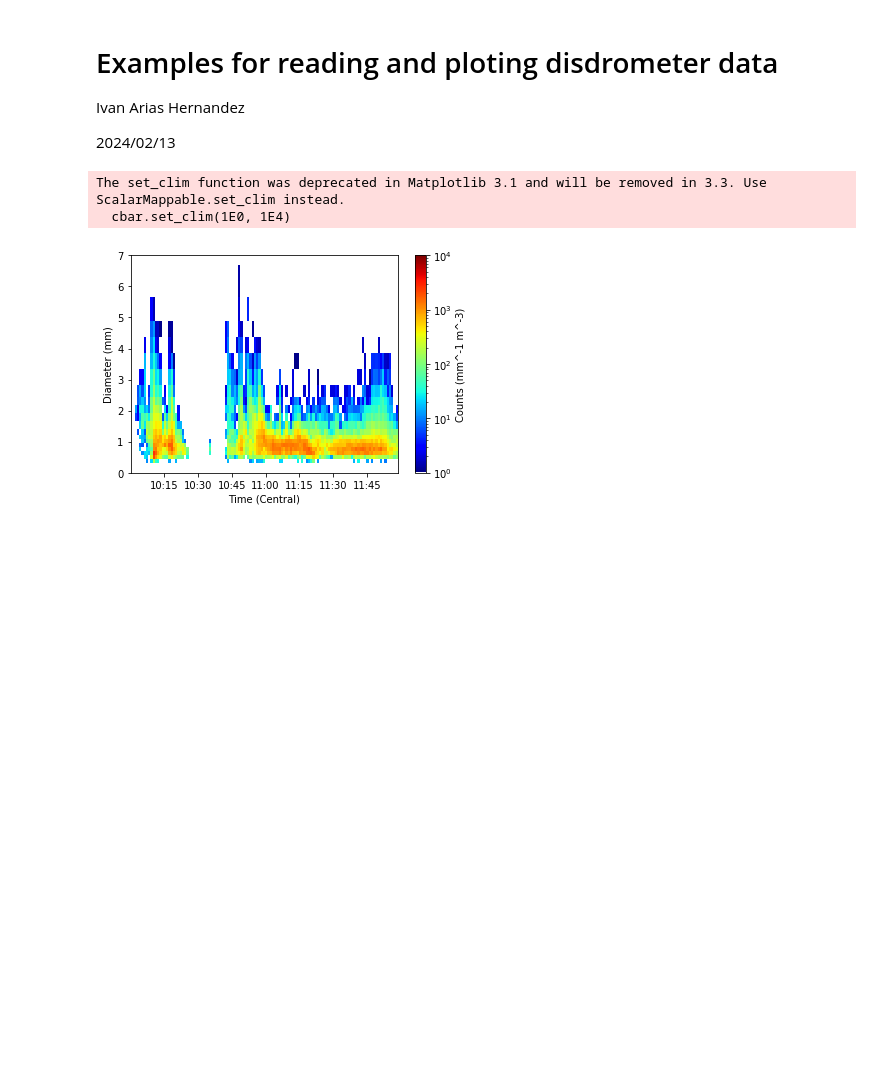
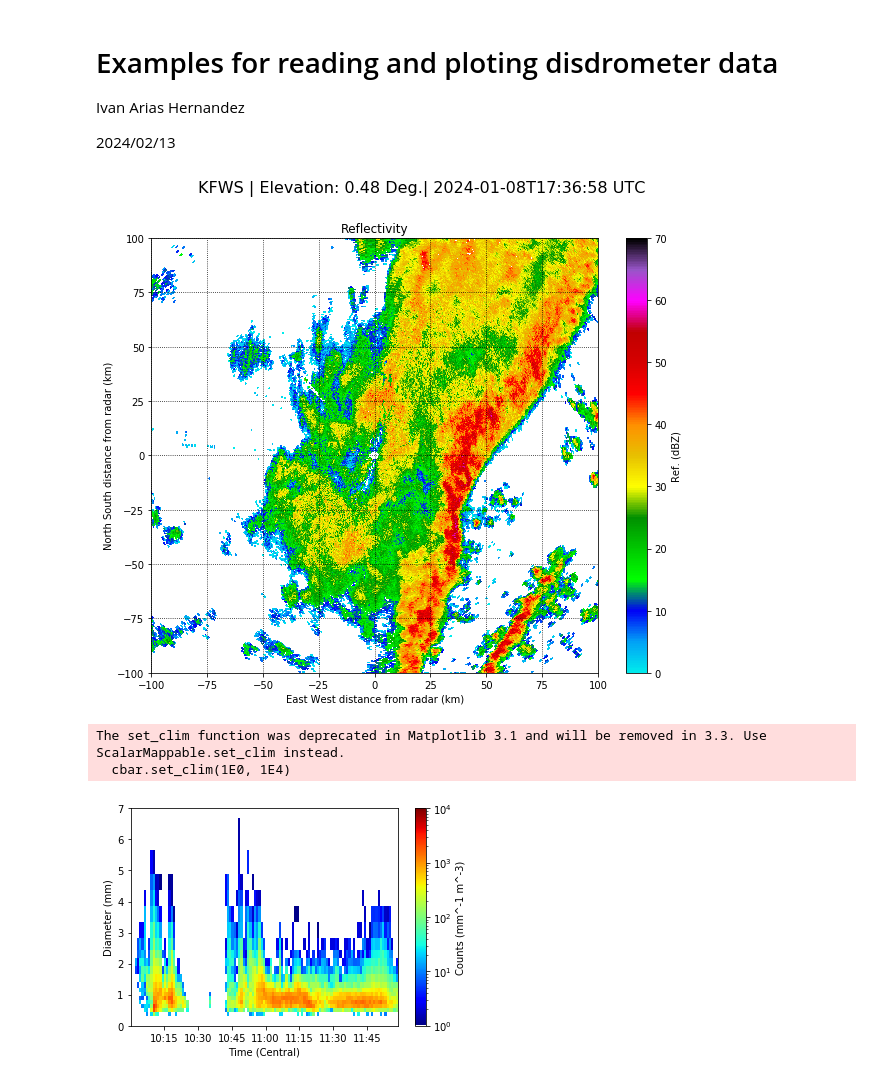
Before and after one commit to idariash/DFW_CASA_Disdrometer, a Jupyter notebook: Examples.ipynb, the cells around one changed output. Drawn from its saved outputs; the diff is of its cells as text; code cells hidden in the pictures; blank space fills up the shorter version.

Commit message:
Adding PPI plots from the radar

```diff
--- a/Examples.ipynb
+++ b/Examples.ipynb
@@ -9,6 +9,13 @@ import sys
 sys.path.append('./code')
 import disdrometer_analysis as disdro
 import importlib
+# %%
+importlib.reload(disdro)
+filename = '/net/k2/storage/people/idariash/home/CSU/DFW/radar/KFWS20240108_173658_V06'
+sweep = 0
+fig = disdro.plot_nexrad_ppi_ref(filename, sweep)
+# %% [output]
+[figure, added]
 # %%
 importlib.reload(disdro)
 Data_Path = '/net/k2/storage/people/idariash/home/CSU/DFW/data/Charlie/20240108'
```
Also changed, not shown: 1 other file.
